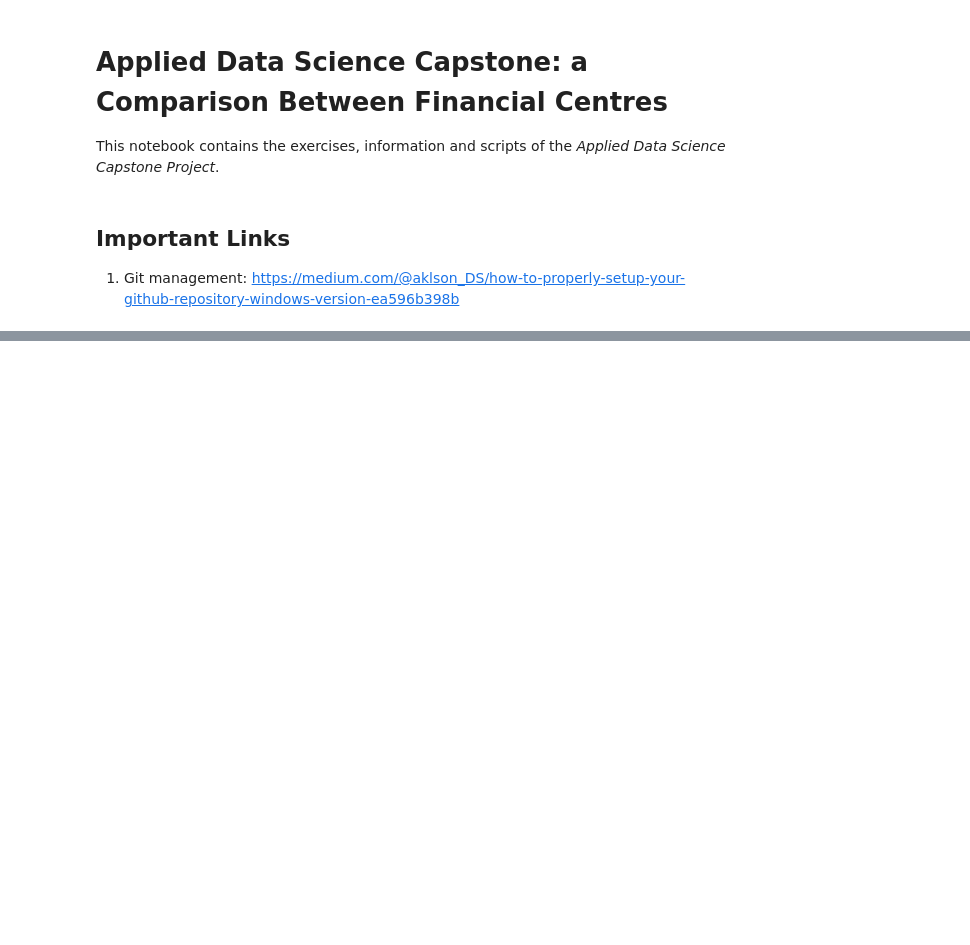
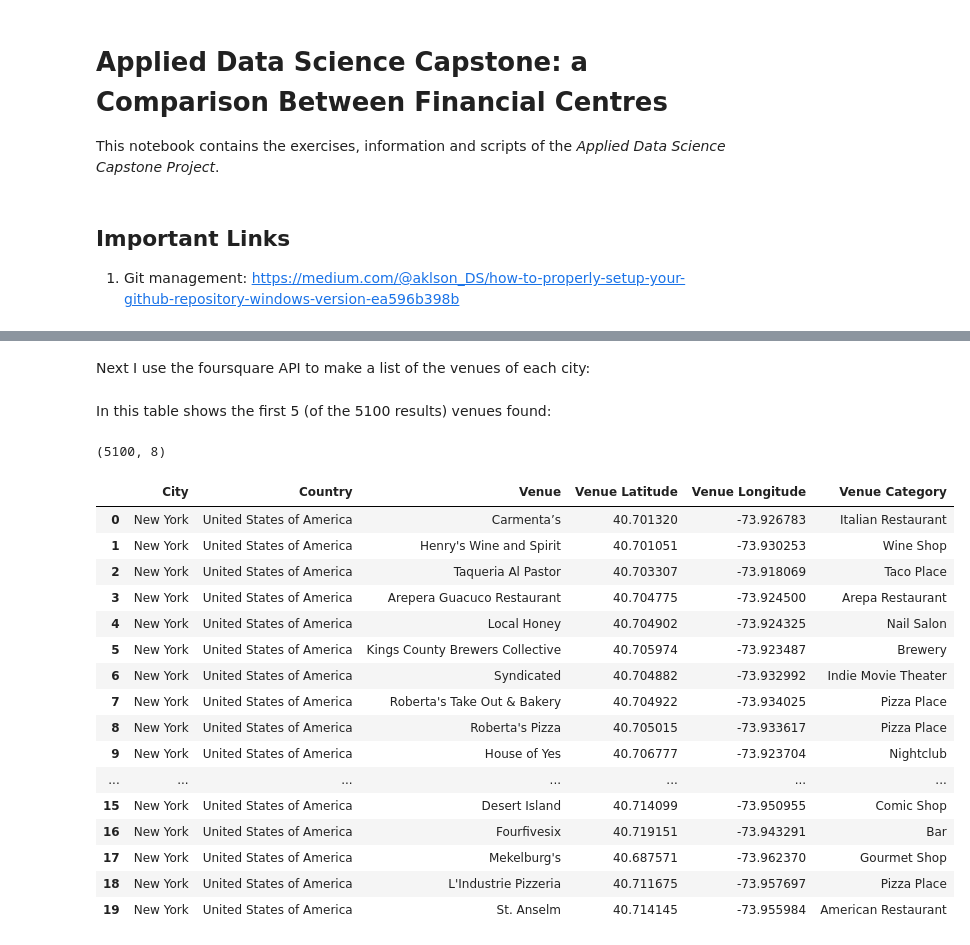
Before and after one commit to lAlejandroDuenasl/IBM-Data-Science-Specialization, a Jupyter notebook: Applied Data Science Capstone/capstone.ipynb, the cells around one changed output, grey strips where cells are left out. Saved outputs shown, nothing was run; the diff lists cells and outputs as text; code cells hidden in the pictures; blank space fills up the shorter version.

```diff
--- a/Applied Data Science Capstone/capstone.ipynb
+++ b/Applied Data Science Capstone/capstone.ipynb
@@ -17,0 +252,2 @@ The first step is to read the data from the Wikipedia page, and get the top 20 f
+# %% [markdown]
+Next I use the foursquare API to make a list of the venues of each city:
@@ -17,0 +303,24 @@ The first step is to read the data from the Wikipedia page, and get the top 20 f
+# %% [markdown]
+In this table shows the first 5 (of the 5100 results) venues found:
+# %%
+print(cities_venues.shape)
+cities_venues[["City","Country","Venue","Venue Latitude","Venue Longitude", "Venue Category"]].head(20)
+# %% [output]
+(5100, 8)
+|  | City | Country | Venue | Venue Latitude | Venue Longitude | Venue Category |
+| 0 | New York | United States of America | Carmenta’s | 40.701320 | -73.926783 | Italian Restaurant |
+| 1 | New York | United States of America | Henry's Wine and Spirit | 40.701051 | -73.930253 | Wine Shop |
+| 2 | New York | United States of America | Taqueria Al Pastor | 40.703307 | -73.918069 | Taco Place |
+| 3 | New York | United States of America | Arepera Guacuco Restaurant | 40.704775 | -73.924500 | Arepa Restaurant |
+| 4 | New York | United States of America | Local Honey | 40.704902 | -73.924325 | Nail Salon |
+| 5 | New York | United States of America | Kings County Brewers Collective | 40.705974 | -73.923487 | Brewery |
+| 6 | New York | United States of America | Syndicated | 40.704882 | -73.932992 | Indie Movie Theater |
+| 7 | New York | United States of America | Roberta's Take Out & Bakery | 40.704922 | -73.934025 | Pizza Place |
+| 8 | New York | United States of America | Roberta's Pizza | 40.705015 | -73.933617 | Pizza Place |
+| 9 | New York | United States of America | House of Yes | 40.706777 | -73.923704 | Nightclub |
+| ... | ... | ... | ... | ... | ... | ... |
+| 15 | New York | United States of America | Desert Island | 40.714099 | -73.950955 | Comic Shop |
+| 16 | New York | United States of America | Fourfivesix | 40.719151 | -73.943291 | Bar |
+| 17 | New York | United States of America | Mekelburg's | 40.687571 | -73.962370 | Gourmet Shop |
+| 18 | New York | United States of America | L'Industrie Pizzeria | 40.711675 | -73.957697 | Pizza Place |
+| 19 | New York | United States of America | St. Anselm | 40.714145 | -73.955984 | American Restaurant |
```
Also changed, not shown: parts of 55 cells of this notebook, 1 other file.
